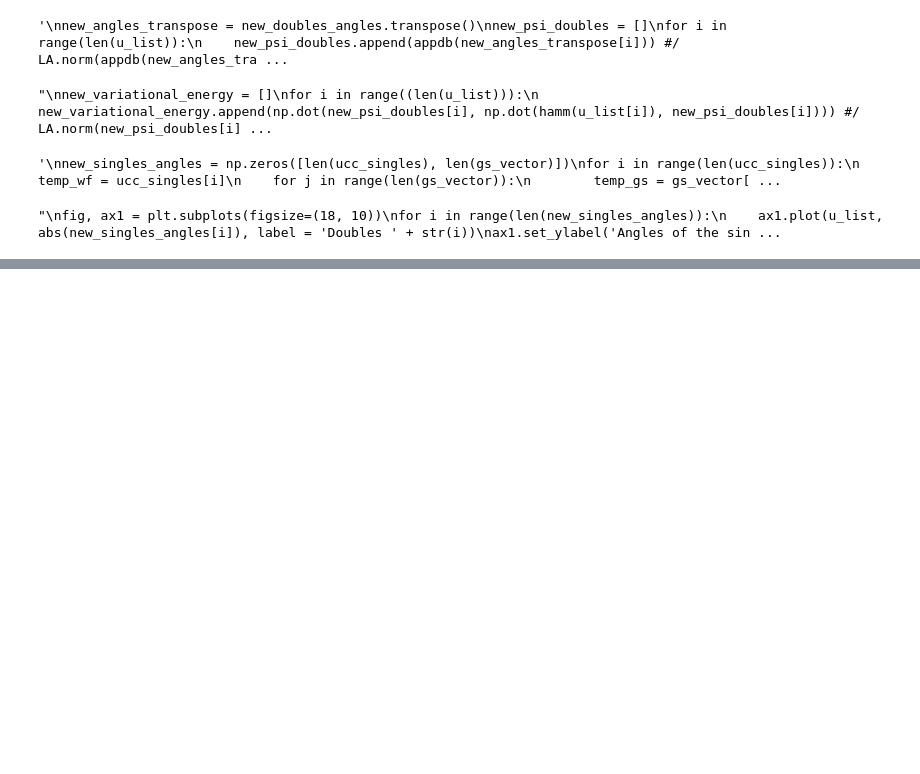
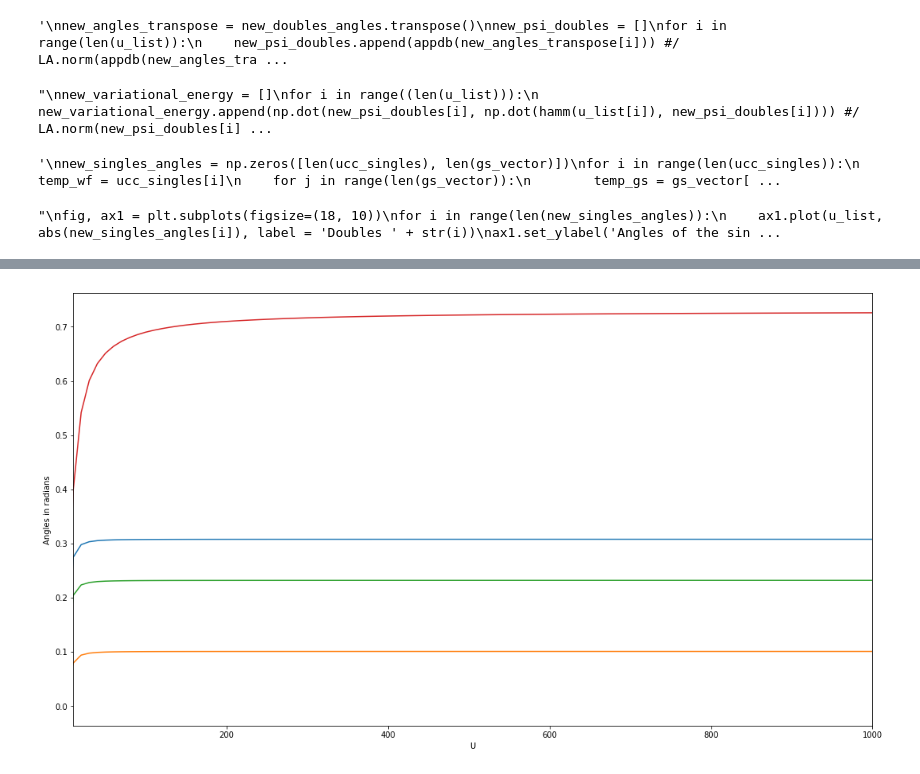
Before and after one commit to haclep/qcomputing, a Jupyter notebook: UCC/Optimizer.ipynb, the cells around one changed output, grey strips where cells are left out. Cells and saved outputs as stored; diff of their text form; code cells hidden in the pictures; blank space fills up the shorter version.

```diff
--- a/UCC/Optimizer.ipynb
+++ b/UCC/Optimizer.ipynb
@@ -19,6 +19,7 @@ def groundstate(U): #get ground state
     eigenValues = eigenValues[idx]
     eigenVectors = eigenVectors[:,idx]
     ground_state = eigenVectors.transpose()[0]
+    ground_state[abs(ground_state)<0.0000000001]=0
     if U == 0:
         ground_state = uccket
     return ground_state
@@ -904,0 +962,46 @@ quad_difference, exact_difference
+# %%
+u_start = 0.0
+u_end = 1000
+nstep = 101
+u_list_1000 = np.linspace(u_start, u_end, nstep)
+gs_vector_1000 = []
+for i in range(len(u_list_1000)):
+    #print(u_list[i])
+    gs_vector_1000.append(groundstate(u_list_1000[i]))
+
+sol_1000 = []
+
+for i in range(len(u_list_1000)):
+
+    sol_1000.append(np.roots((1, -3*u_list_1000[i], 2*(u_list_1000[i] ** 2 - 8), 24*u_list_1000[i])))
+
+ge_1000= []
+for i in range(len(sol_1000)):
+
+    ge_1000.append(np.min(sol_1000[i]))
+
+for i in range(len(gs_vector_1000)):
+    if gs_vector_1000[i][3] < 0:
+        gs_vector_1000[i] *= -1
+    #print(gs_vector[i])
+
+jims_angles_1000 = np.zeros([len(u_list_1000), 4])
+for i in range(len(u_list_1000)):
+    jims_angles_1000[i][0] = -0.5*np.arcsin(2*gs_vector_1000[i][7])
+    jims_angles_1000[i][1] = np.arctan((np.tan(jims_angles_1000[i][0]))**2)
+    jims_angles_1000[i][2] = 0.5*np.arcsin(2*np.sqrt(2)*gs_vector_1000[i][2] / (np.cos(jims_angles_1000[i][0])**2 * np.cos(jims_angles_1000[i][1])+np.sin(jims_angles_1000[i][0])**2 * np.sin(jims_angles_1000[i][1])))
+    jims_angles_1000[i][3] = np.arctan(-1*gs_vector_1000[i][17]/gs_vector_1000[i][3]) + np.arctan(np.tan(jims_angles_1000[i][2])**2)
+# %%
+jims_angles_1000_transpose = jims_angles_1000.transpose()
+fig, ax1 = plt.subplots(figsize=(18, 10))
+ax1.set_ylabel('Angles in radians')
+ax1.plot(u_list_1000, abs(jims_angles_1000_transpose[0]))
+ax1.plot(u_list_1000, abs(jims_angles_1000_transpose[1]))
+ax1.plot(u_list_1000, abs(jims_angles_1000_transpose[2]))
+ax1.plot(u_list_1000, abs(jims_angles_1000_transpose[3]))
+plt.xlim((10,1000))
+ax1.set_xlabel('U')
+
+plt.show()
+# %% [output]
+[figure, added]
```
Also changed, not shown: parts of 48 cells of this notebook.
